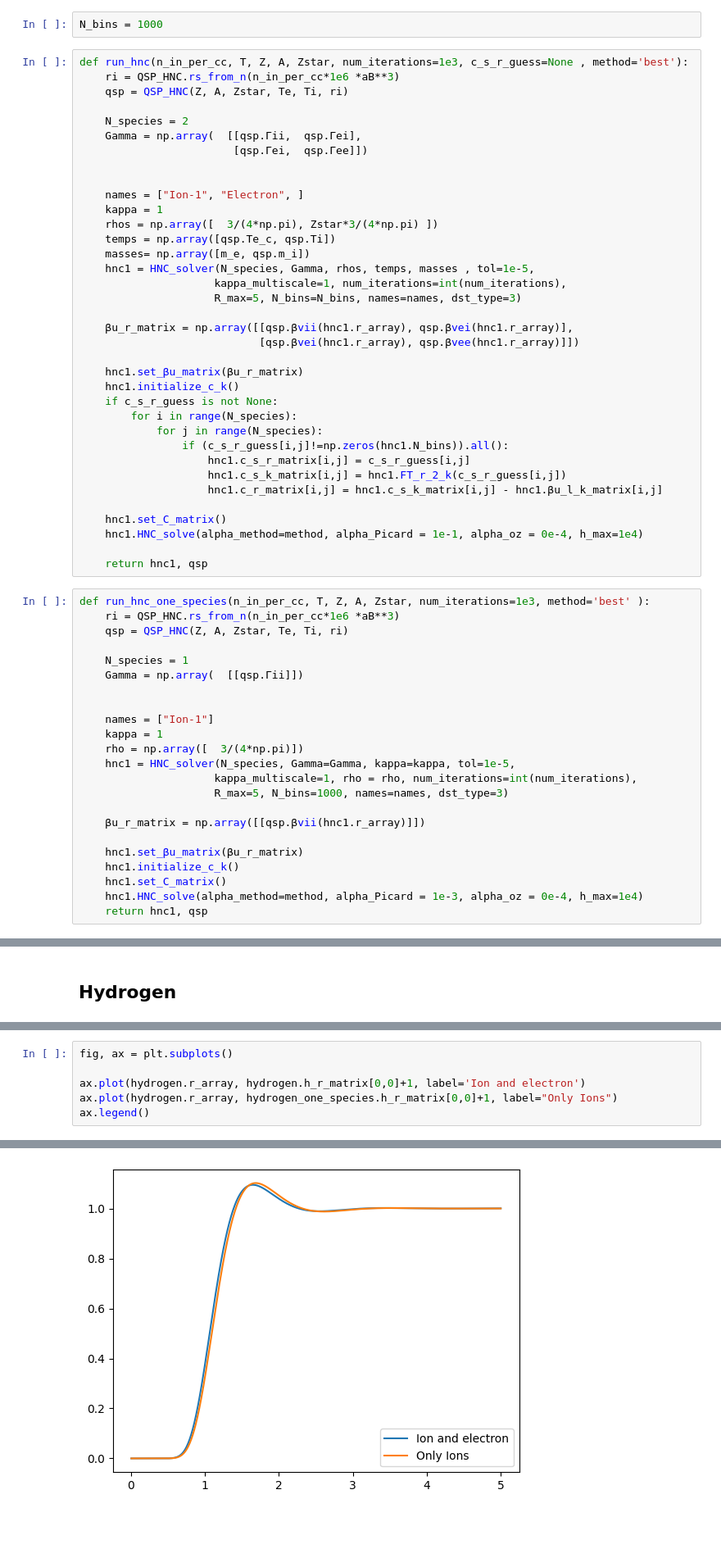
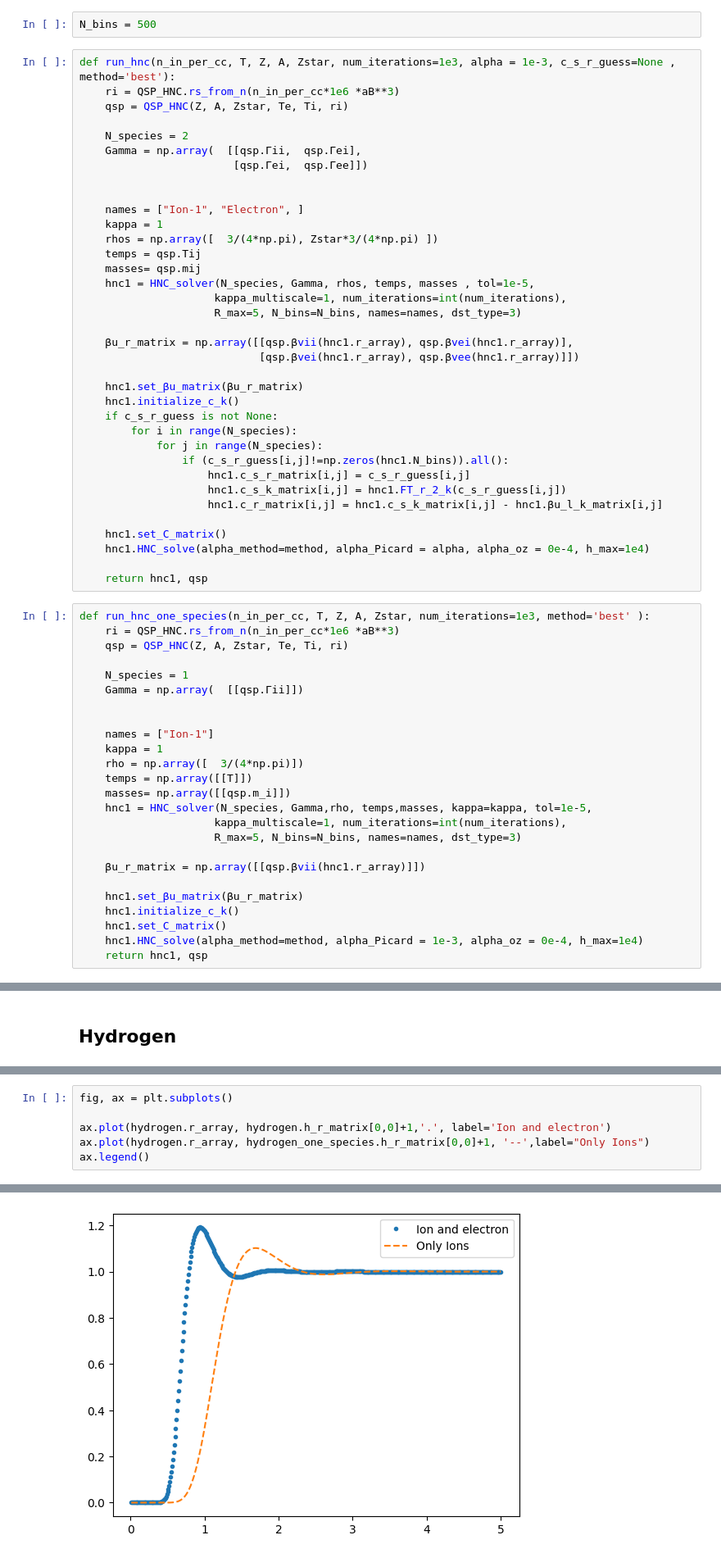
Before and after one commit to ZachAJohnson/hnc, a Jupyter notebook: QSP_HNC_TCCW_custom_screen.ipynb, the cells around one changed output, grey strips where cells are left out. Shown at 82% size. Drawn from its saved outputs; the diff is of its cells as text; blank space fills up the shorter version.

```diff
--- a/QSP_HNC_TCCW_custom_screen.ipynb
+++ b/QSP_HNC_TCCW_custom_screen.ipynb
@@ -7,8 +7,8 @@ from hnc_custom_screeningOZ import  HNC_solver
 from qsps import *
 # %%
-N_bins = 1000
+N_bins = 500
 # %%
-def run_hnc(n_in_per_cc, T, Z, A, Zstar, num_iterations=1e3, c_s_r_guess=None , method='best'):
+def run_hnc(n_in_per_cc, T, Z, A, Zstar, num_iterations=1e3, alpha = 1e-3, c_s_r_guess=None , method='best'):
     ri = QSP_HNC.rs_from_n(n_in_per_cc*1e6 *aB**3)
     qsp = QSP_HNC(Z, A, Zstar, Te, Ti, ri)
 
@@ -20,8 +20,8 @@ def run_hnc(n_in_per_cc, T, Z, A, Zstar, num_iterations=1e3, c_s_r_guess=None ,
     names = ["Ion-1", "Electron", ]
     kappa = 1
     rhos = np.array([  3/(4*np.pi), Zstar*3/(4*np.pi) ])
-    temps = np.array([qsp.Te_c, qsp.Ti])
-    masses= np.array([m_e, qsp.m_i])
+    temps = qsp.Tij
+    masses= qsp.mij
     hnc1 = HNC_solver(N_species, Gamma, rhos, temps, masses , tol=1e-5,
                      kappa_multiscale=1, num_iterations=int(num_iterations),
                      R_max=5, N_bins=N_bins, names=names, dst_type=3)
@@ -40,7 +40,7 @@ def run_hnc(n_in_per_cc, T, Z, A, Zstar, num_iterations=1e3, c_s_r_guess=None ,
                     hnc1.c_r_matrix[i,j] = hnc1.c_s_k_matrix[i,j] - hnc1.βu_l_k_matrix[i,j]
 
     hnc1.set_C_matrix()
-    hnc1.HNC_solve(alpha_method=method, alpha_Picard = 1e-1, alpha_oz = 0e-4, h_max=1e4)
+    hnc1.HNC_solve(alpha_method=method, alpha_Picard = alpha, alpha_oz = 0e-4, h_max=1e4)
 
     return hnc1, qsp
 # %%
@@ -55,9 +55,11 @@ def run_hnc_one_species(n_in_per_cc, T, Z, A, Zstar, num_iterations=1e3, method=
     names = ["Ion-1"]
     kappa = 1
     rho = np.array([  3/(4*np.pi)])
-    hnc1 = HNC_solver(N_species, Gamma=Gamma, kappa=kappa, tol=1e-5,
-                     kappa_multiscale=1, rho = rho, num_iterations=int(num_iterations),
-                     R_max=5, N_bins=1000, names=names, dst_type=3)
+    temps = np.array([[T]])
+    masses= np.array([[qsp.m_i]])
+    hnc1 = HNC_solver(N_species, Gamma,rho, temps,masses, kappa=kappa, tol=1e-5,
+                     kappa_multiscale=1, num_iterations=int(num_iterations),
+                     R_max=5, N_bins=N_bins, names=names, dst_type=3)
 
     βu_r_matrix = np.array([[qsp.βvii(hnc1.r_array)]])
 
@@ -259,12 +271,12 @@ r_e=1.391
 # %%
 fig, ax = plt.subplots()
 
-ax.plot(hydrogen.r_array, hydrogen.h_r_matrix[0,0]+1, label='Ion and electron')
-ax.plot(hydrogen.r_array, hydrogen_one_species.h_r_matrix[0,0]+1, label="Only Ions")
+ax.plot(hydrogen.r_array, hydrogen.h_r_matrix[0,0]+1,'.', label='Ion and electron')
+ax.plot(hydrogen.r_array, hydrogen_one_species.h_r_matrix[0,0]+1, '--',label="Only Ions")
 ax.legend()
 # %% [output]
 <matplotlib.legend.Legend at 0x...>
-[figure, old version]
+[figure, new version]
 # %% [markdown]
 ## Aluminum
 # %%
```
Also changed, not shown: parts of 33 cells of this notebook, 6 other files.
